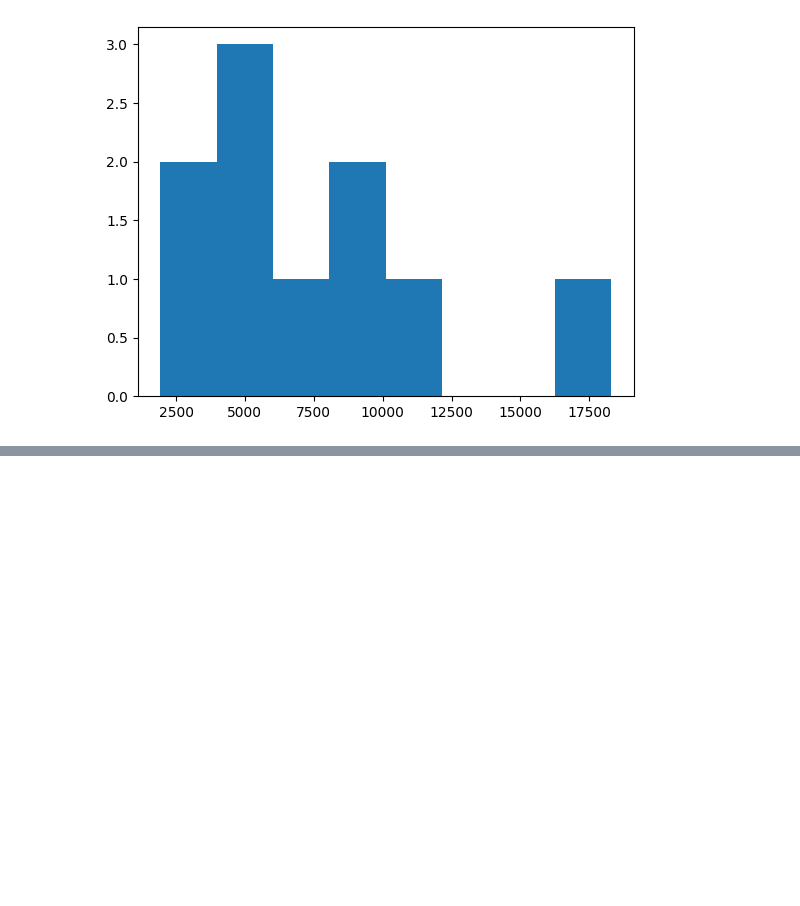
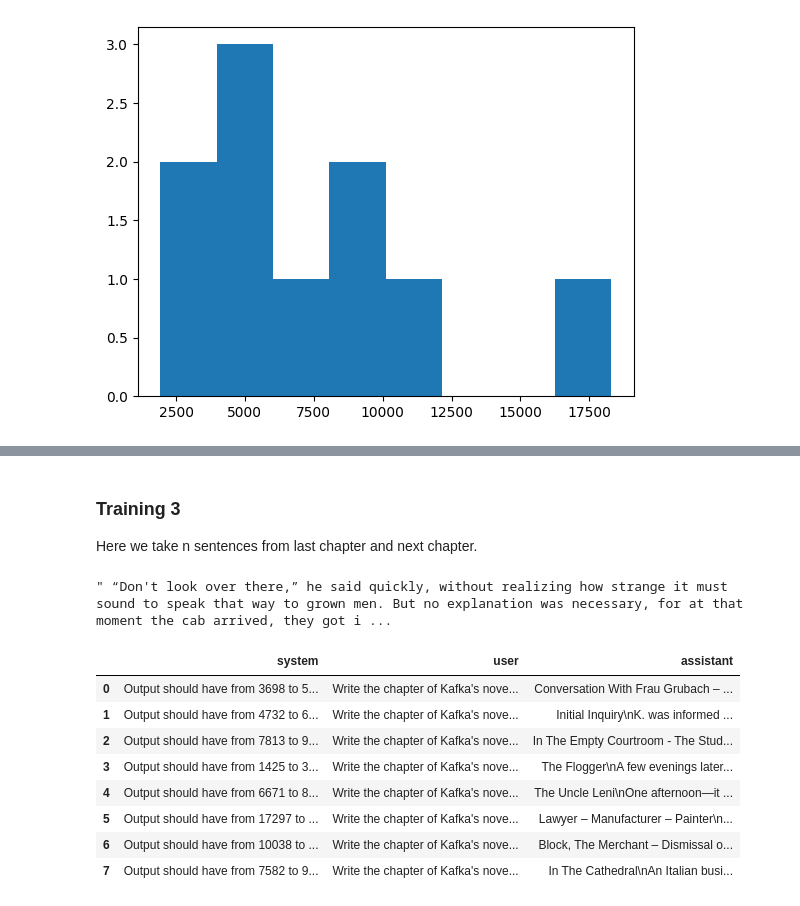
Before and after one commit to wrmorawski/kafkAI, a Jupyter notebook: create_training_set.ipynb, the cells around one changed output, grey strips where cells are left out. Cells and saved outputs as stored; diff of their text form; code cells hidden in the pictures; blank space fills up the shorter version.

```diff
--- a/create_training_set.ipynb
+++ b/create_training_set.ipynb
@@ -140,0 +183,41 @@ for numeral, chapter in zip(chapter_numerals, sorted_chapters.values()):
+# %% [markdown]
+### Training 3
+
+Here we take n sentences from last chapter and next chapter.
+# %%
+def get_n_sentences(text, n, first = True):
+    sentences = text.split('.')
+    if first == True:
+        return '.'.join(sentences[:n]) + '.'
+    else:
+        return '.'.join(sentences[-n:]) + '.'
+
+get_n_sentences(sorted_chapters[1], 10, False)
+# %% [output]
+" “Don't look over there,” he said quickly, without realizing how strange it must sound to speak that way to grown men. But no explanation was necessary, for at that moment the cab arrived, they got i ...
+# %%
+LAST_SENTENCES = 7
+
+train_3_df = empty_train_df.copy()
+
+for n, text in sorted_chapters.items():
+    if n == 1 or n==10:
+        continue
+    else:
+        training_dict_3 = {}
+        training_dict_3[PROMPT] = prompt_3.format(x=get_n_sentences(sorted_chapters[n-1], LAST_SENTENCES, False), y=get_n_sentences(sorted_chapters[n+1], LAST_SENTENCES, True))
+        training_dict_3[OUTPUT] = text
+        training_dict_3[SYSTEM] = system_3.format(x=sorted_words_count[n]-1000, y=sorted_words_count[n]+1000)
+        train_3_df.loc[len(train_3_df)] = training_dict_3
+
+train_3_df
+# %% [output]
+|  | system | user | assistant |
+| 0 | Output should have from 3698 to 5... | Write the chapter of Kafka's nove... | Conversation With Frau Grubach – ... |
+| 1 | Output should have from 4732 to 6... | Write the chapter of Kafka's nove... | Initial Inquiry\nK. was informed ... |
+| 2 | Output should have from 7813 to 9... | Write the chapter of Kafka's nove... | In The Empty Courtroom - The Stud... |
+| 3 | Output should have from 1425 to 3... | Write the chapter of Kafka's nove... | The Flogger\nA few evenings later... |
+| 4 | Output should have from 6671 to 8... | Write the chapter of Kafka's nove... | The Uncle Leni\nOne afternoon—it ... |
+| 5 | Output should have from 17297 to ... | Write the chapter of Kafka's nove... | Lawyer – Manufacturer – Painter\n... |
+| 6 | Output should have from 10038 to ... | Write the chapter of Kafka's nove... | Block, The Merchant – Dismissal o... |
+| 7 | Output should have from 7582 to 9... | Write the chapter of Kafka's nove... | In The Cathedral\nAn Italian busi... |
```
Also changed, not shown: parts of 23 cells of this notebook.
